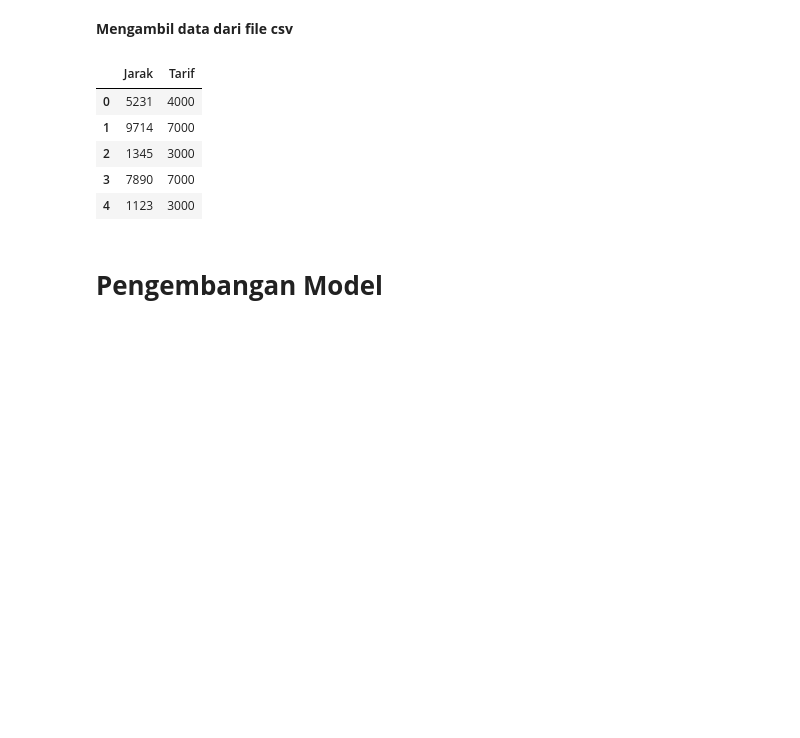
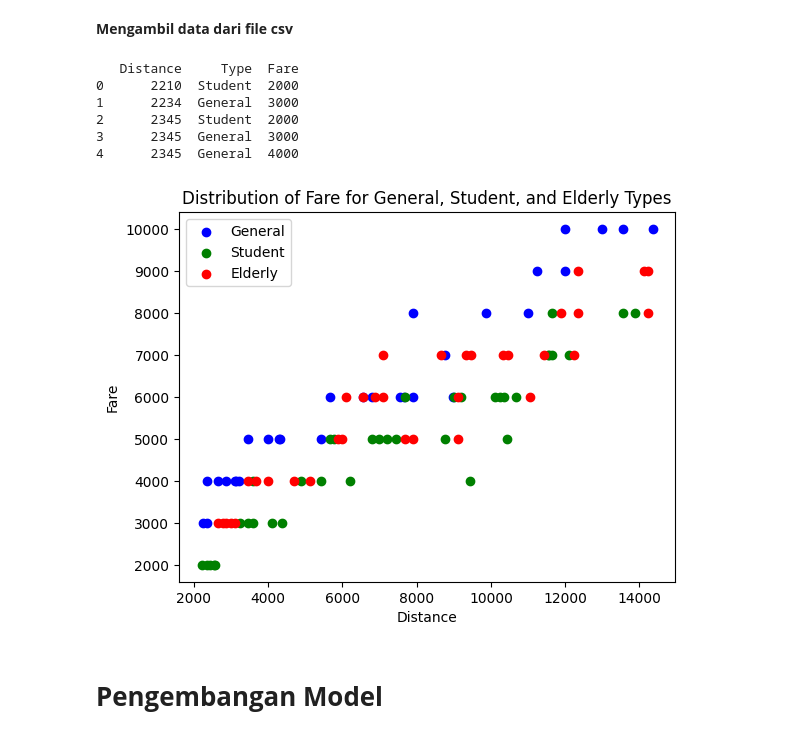
Before and after one commit to Jakas-Technologies/Fare-Prediction-Model, a Jupyter notebook: Fare_Prediction_Model.ipynb, the cells around one changed output. Cells and saved outputs as stored; diff of their text form; code cells hidden in the pictures; blank space fills up the shorter version.

Commit message:
Add passenger type feature

```diff
--- a/Fare_Prediction_Model.ipynb
+++ b/Fare_Prediction_Model.ipynb
@@ -14,16 +16,29 @@ from sklearn.metrics import mean_squared_error
 # %% [markdown]
 **Mengambil data dari file csv**
-# %%
-file_path = 'Dummy_Prediksi_Tarif_Angkot.csv'
-data = pd.read_csv(file_path, sep = ";")
-data.head()
-# %% [output]
-|  | Jarak | Tarif |
-| 0 | 5231 | 4000 |
-| 1 | 9714 | 7000 |
-| 2 | 1345 | 3000 |
-| 3 | 7890 | 7000 |
-| 4 | 1123 | 3000 |
+# %%
+file_path = 'simulated_fare_with_two_features.csv'
+data = pd.read_csv(file_path, sep = ",")
+print(data.head())
+
+color_mapping = {'General': 'blue', 'Student': 'green', 'Elderly': 'red'}
+
+for type_name, color in color_mapping.items():
+    type_data = data[data['Type'] == type_name]
+    plt.scatter(type_data['Distance'], type_data['Fare'], c=color, label=type_name)
+
+plt.xlabel('Distance')
+plt.ylabel('Fare')
+plt.title('Distribution of Fare for General, Student, and Elderly Types')
+plt.legend()
+plt.show()
+# %% [output]
+   Distance     Type  Fare
+0      2210  Student  2000
+1      2234  General  3000
+2      2345  Student  2000
+3      2345  General  3000
+4      2345  General  4000
+[figure, added]
 # %% [markdown]
 # **Pengembangan Model**
 # %% [markdown]
```
Also changed, not shown: parts of 12 cells of this notebook.
